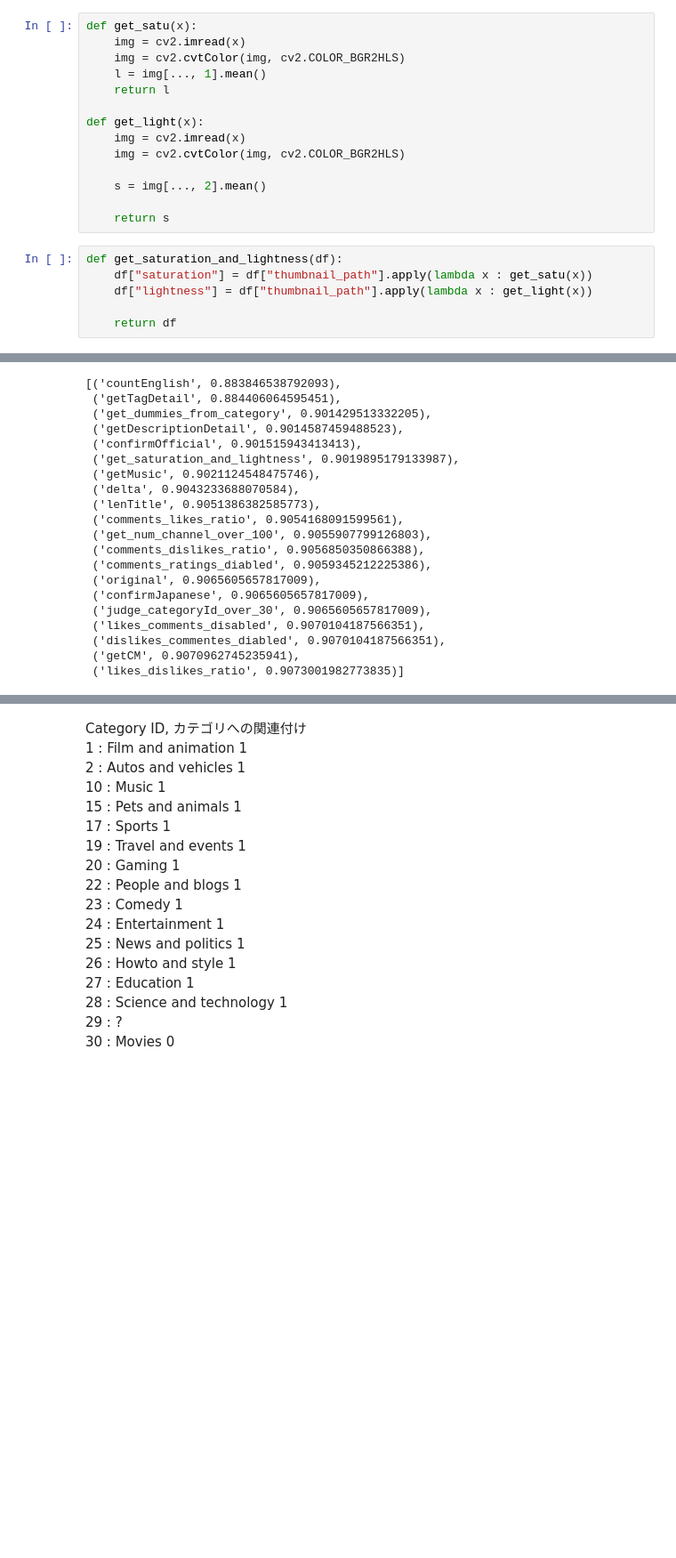
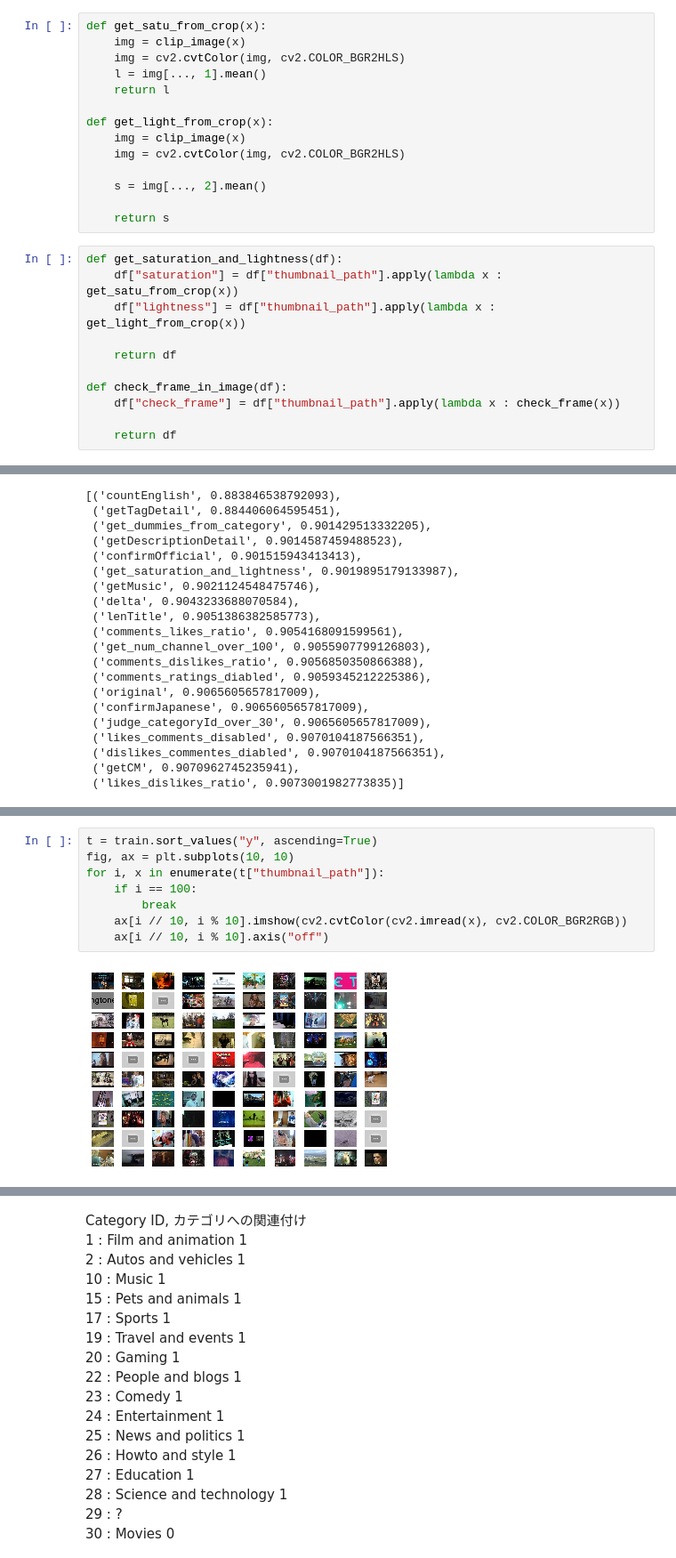
Before and after one commit to t-rryyyoooo/youtube, a Jupyter notebook: kernel.ipynb, the cells around one changed output, grey strips where cells are left out. Shown at 89% size. Drawn from its saved outputs; the diff is of its cells as text; blank space fills up the shorter version.

```diff
--- a/kernel.ipynb
+++ b/kernel.ipynb
@@ -246,12 +357,12 @@ plt.imshow(img2)
 # %%
-def get_satu(x):
-    img = cv2.imread(x)
+def get_satu_from_crop(x):
+    img = clip_image(x)
     img = cv2.cvtColor(img, cv2.COLOR_BGR2HLS)
     l = img[..., 1].mean()
     return l
 
-def get_light(x):
-    img = cv2.imread(x)
+def get_light_from_crop(x):
+    img = clip_image(x)
     img = cv2.cvtColor(img, cv2.COLOR_BGR2HLS)
 
     s = img[..., 2].mean()
@@ -259,10 +370,15 @@ def get_light(x):
     return s
 # %%
 def get_saturation_and_lightness(df):
-    df["saturation"] = df["thumbnail_path"].apply(lambda x : get_satu(x))
-    df["lightness"] = df["thumbnail_path"].apply(lambda x : get_light(x))
+    df["saturation"] = df["thumbnail_path"].apply(lambda x : get_satu_from_crop(x))
+    df["lightness"] = df["thumbnail_path"].apply(lambda x : get_light_from_crop(x))
 
     return df
+
+def check_frame_in_image(df):
+    df["check_frame"] = df["thumbnail_path"].apply(lambda x : check_frame(x))
+
+    return df
 # %% [markdown]
 # Run preprocessing
 # %%
@@ -432,0 +558,10 @@ train.shape
+# %%
+t = train.sort_values("y", ascending=True)
+fig, ax = plt.subplots(10, 10)
+for i, x in enumerate(t["thumbnail_path"]):
+    if i == 100:
+        break
+    ax[i // 10, i % 10].imshow(cv2.cvtColor(cv2.imread(x), cv2.COLOR_BGR2RGB))
+    ax[i // 10, i % 10].axis("off")
+# %% [output]
+[figure, added]
```
Also changed, not shown: parts of 21 cells of this notebook, 1 other file.
